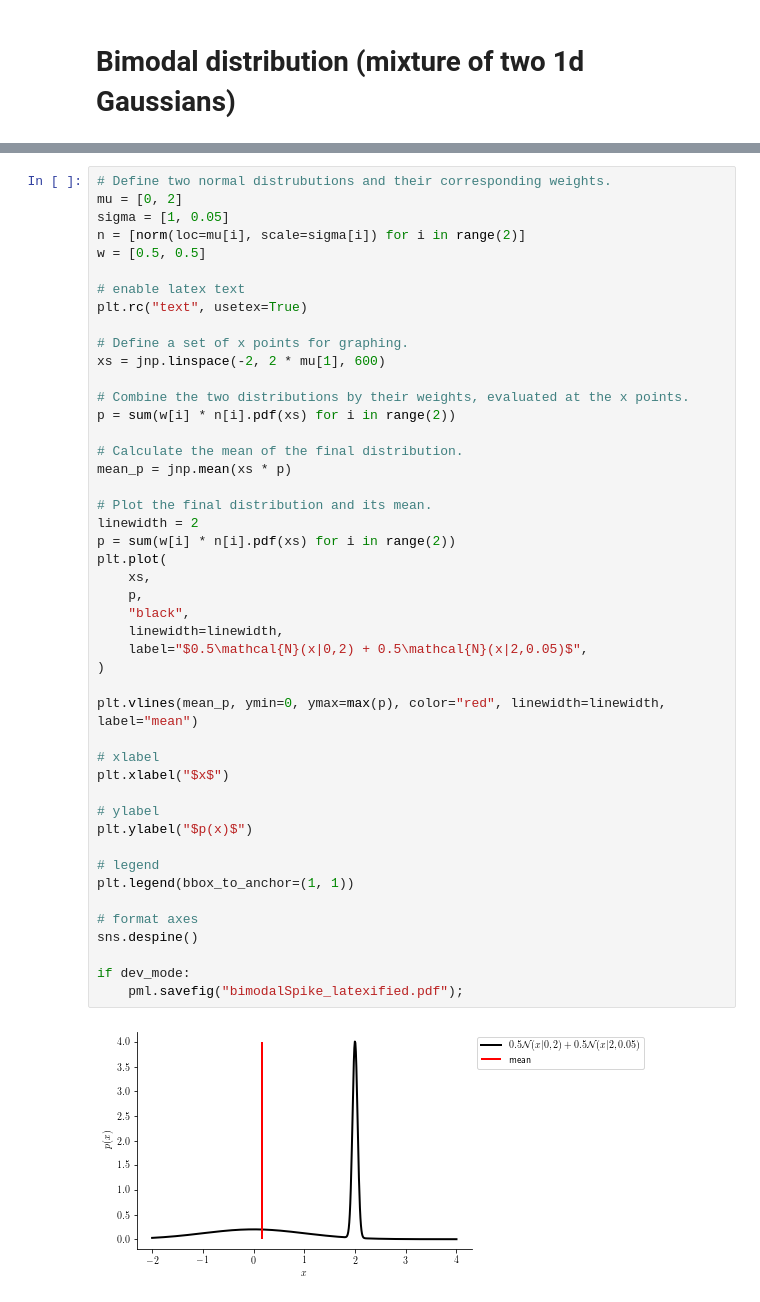
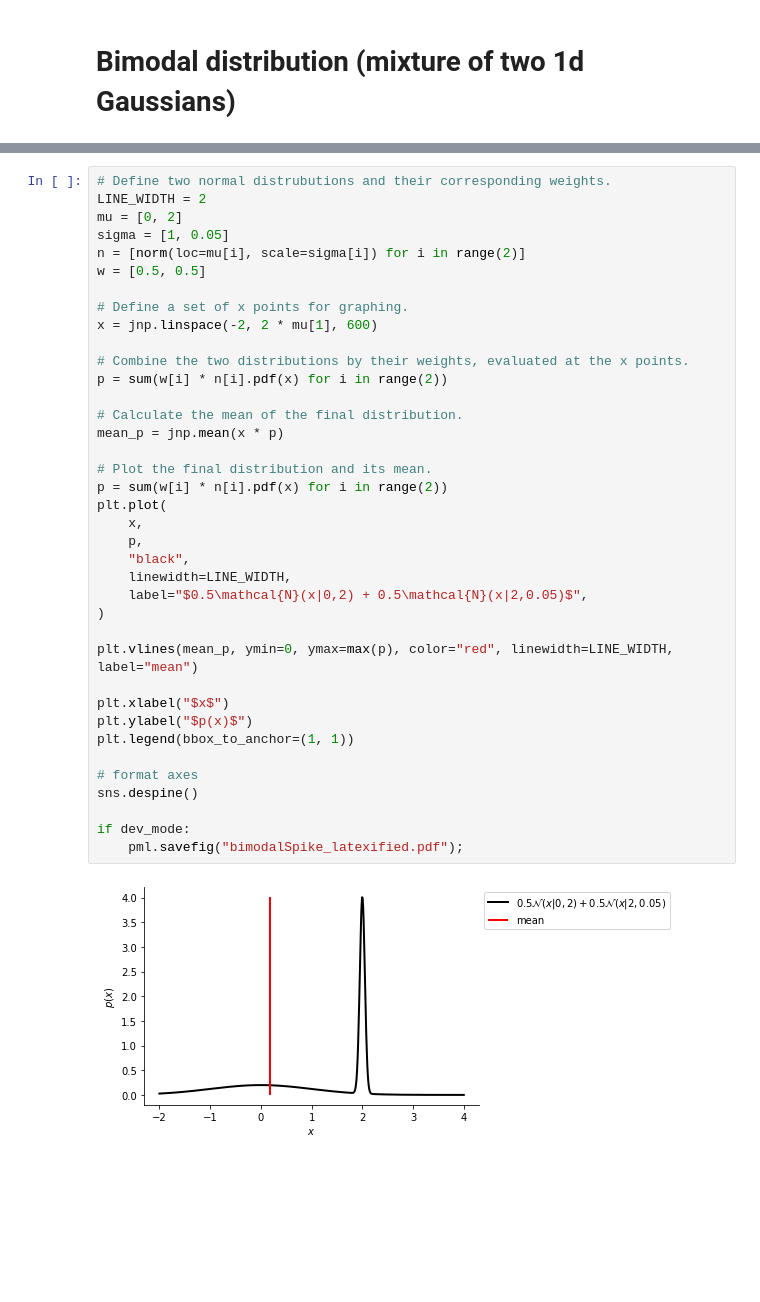
Before and after one commit to patel-zeel/pyprobml-dummy, a Jupyter notebook: notebooks/bimodal_dist_plot.ipynb, the cells around one changed output, grey strips where cells are left out. Drawn from its saved outputs; the diff is of its cells as text; blank space fills up the shorter version.

```diff
--- a/notebooks/bimodal_dist_plot.ipynb
+++ b/notebooks/bimodal_dist_plot.ipynb
@@ -43,51 +42,43 @@ if dev_mode:
     latexify(width_scale_factor=2, fig_height=1.5)
 # %%
 # Define two normal distrubutions and their corresponding weights.
+LINE_WIDTH = 2
 mu = [0, 2]
 sigma = [1, 0.05]
 n = [norm(loc=mu[i], scale=sigma[i]) for i in range(2)]
 w = [0.5, 0.5]
 
-# enable latex text
-plt.rc("text", usetex=True)
-
 # Define a set of x points for graphing.
-xs = jnp.linspace(-2, 2 * mu[1], 600)
+x = jnp.linspace(-2, 2 * mu[1], 600)
 
 # Combine the two distributions by their weights, evaluated at the x points.
-p = sum(w[i] * n[i].pdf(xs) for i in range(2))
+p = sum(w[i] * n[i].pdf(x) for i in range(2))
 
 # Calculate the mean of the final distribution.
-mean_p = jnp.mean(xs * p)
+mean_p = jnp.mean(x * p)
 
 # Plot the final distribution and its mean.
-linewidth = 2
-p = sum(w[i] * n[i].pdf(xs) for i in range(2))
+p = sum(w[i] * n[i].pdf(x) for i in range(2))
 plt.plot(
-    xs,
+    x,
     p,
     "black",
-    linewidth=linewidth,
+    linewidth=LINE_WIDTH,
     label="$0.5\mathcal{N}(x|0,2) + 0.5\mathcal{N}(x|2,0.05)$",
 )
 
-plt.vlines(mean_p, ymin=0, ymax=max(p), color="red", linewidth=linewidth, label="mean")
+plt.vlines(mean_p, ymin=0, ymax=max(p), color="red", linewidth=LINE_WIDTH, label="mean")
 
-# xlabel
 plt.xlabel("$x$")
-
-# ylabel
 plt.ylabel("$p(x)$")
-
-# legend
 plt.legend(bbox_to_anchor=(1, 1))
 
 # format axes
 sns.despine()
 
 if dev_mode:
     pml.savefig("bimodalSpike_latexified.pdf");
 # %% [output]
-[figure, old version]
+[figure, new version]
 # %%
 # Another example, with two modes
```
Also changed, not shown: parts of 3 cells of this notebook, 2 other files.
